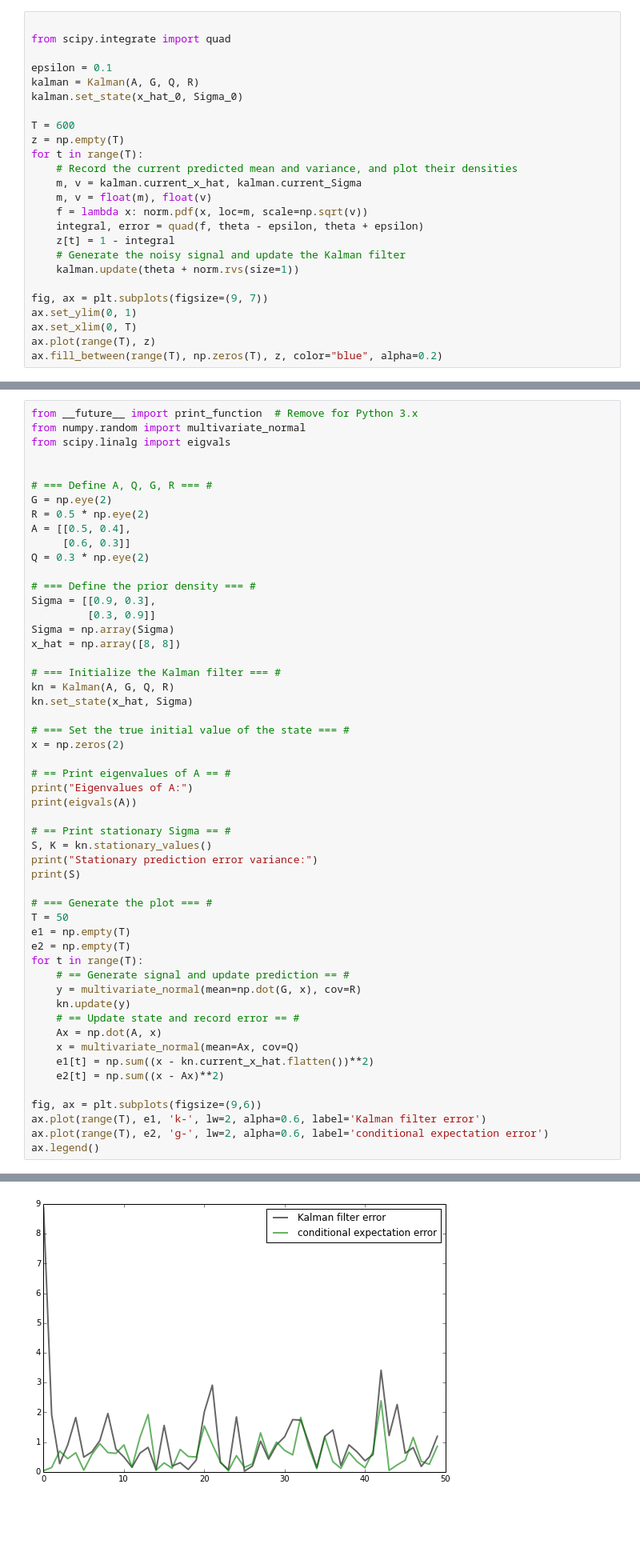
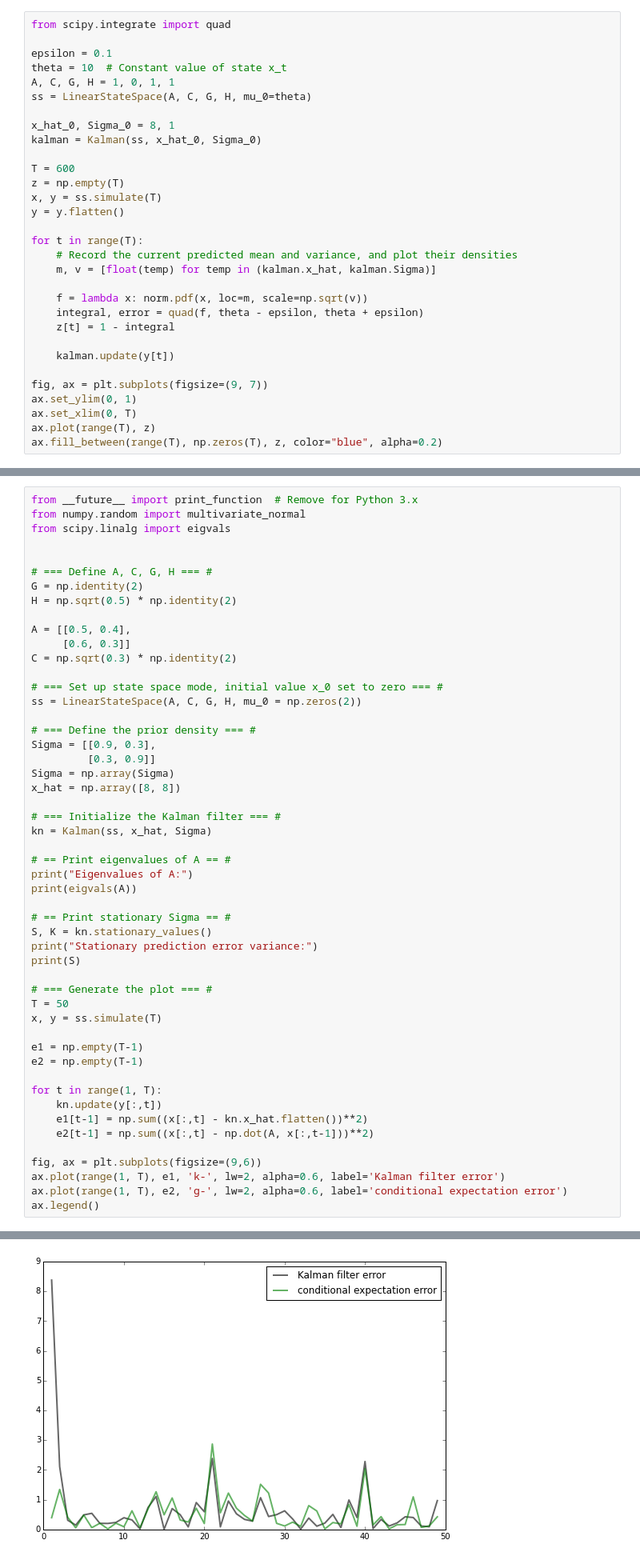
Before and after one commit to QuantEcon/QuantEcon.py, a Jupyter notebook: solutions/kalman_solutions.ipynb, the cells around one changed output, grey strips where cells are left out. Shown at 80% size. Saved outputs shown, nothing was run; the diff lists cells and outputs as text; blank space fills up the shorter version.

```diff
--- a/solutions/kalman_solutions.ipynb
+++ b/solutions/kalman_solutions.ipynb
@@ -47,24 +46,30 @@ ax.legend(loc='upper left')
 # %% [markdown]
 ## Exercise 2
 # %%
-
 from scipy.integrate import quad
 
 epsilon = 0.1
-kalman = Kalman(A, G, Q, R)
-kalman.set_state(x_hat_0, Sigma_0)
+theta = 10  # Constant value of state x_t
+A, C, G, H = 1, 0, 1, 1
+ss = LinearStateSpace(A, C, G, H, mu_0=theta)
+
+x_hat_0, Sigma_0 = 8, 1
+kalman = Kalman(ss, x_hat_0, Sigma_0)
 
 T = 600
 z = np.empty(T)
+x, y = ss.simulate(T)
+y = y.flatten()
+
 for t in range(T):
     # Record the current predicted mean and variance, and plot their densities
-    m, v = kalman.current_x_hat, kalman.current_Sigma
-    m, v = float(m), float(v)
+    m, v = [float(temp) for temp in (kalman.x_hat, kalman.Sigma)]
+
     f = lambda x: norm.pdf(x, loc=m, scale=np.sqrt(v))
     integral, error = quad(f, theta - epsilon, theta + epsilon)
     z[t] = 1 - integral
-    # Generate the noisy signal and update the Kalman filter
-    kalman.update(theta + norm.rvs(size=1))
+
+    kalman.update(y[t])
 
 fig, ax = plt.subplots(figsize=(9, 7))
 ax.set_ylim(0, 1)
@@ -82,12 +87,16 @@ from numpy.random import multivariate_normal
 from scipy.linalg import eigvals
 
 
-# === Define A, Q, G, R === #
-G = np.eye(2)
-R = 0.5 * np.eye(2)
+# === Define A, C, G, H === #
+G = np.identity(2)
+H = np.sqrt(0.5) * np.identity(2)
+
 A = [[0.5, 0.4],
      [0.6, 0.3]]
-Q = 0.3 * np.eye(2)
+C = np.sqrt(0.3) * np.identity(2)
+
+# === Set up state space mode, initial value x_0 set to zero === #
+ss = LinearStateSpace(A, C, G, H, mu_0 = np.zeros(2))
 
 # === Define the prior density === #
 Sigma = [[0.9, 0.3],
@@ -96,11 +105,7 @@ Sigma = np.array(Sigma)
 x_hat = np.array([8, 8])
 
 # === Initialize the Kalman filter === #
-kn = Kalman(A, G, Q, R)
-kn.set_state(x_hat, Sigma)
-
-# === Set the true initial value of the state === #
-x = np.zeros(2)
+kn = Kalman(ss, x_hat, Sigma)
 
 # == Print eigenvalues of A == #
 print("Eigenvalues of A:")
@@ -113,21 +118,19 @@ print(S)
 
 # === Generate the plot === #
 T = 50
-e1 = np.empty(T)
-e2 = np.empty(T)
-for t in range(T):
-    # == Generate signal and update prediction == #
-    y = multivariate_normal(mean=np.dot(G, x), cov=R)
-    kn.update(y)
-    # == Update state and record error == #
-    Ax = np.dot(A, x)
-    x = multivariate_normal(mean=Ax, cov=Q)
-    e1[t] = np.sum((x - kn.current_x_hat.flatten())**2)
-    e2[t] = np.sum((x - Ax)**2)
+x, y = ss.simulate(T)
+
+e1 = np.empty(T-1)
+e2 = np.empty(T-1)
+
+for t in range(1, T):
+    kn.update(y[:,t])
+    e1[t-1] = np.sum((x[:,t] - kn.x_hat.flatten())**2)
+    e2[t-1] = np.sum((x[:,t] - np.dot(A, x[:,t-1]))**2)
 
 fig, ax = plt.subplots(figsize=(9,6))
-ax.plot(range(T), e1, 'k-', lw=2, alpha=0.6, label='Kalman filter error')
-ax.plot(range(T), e2, 'g-', lw=2, alpha=0.6, label='conditional expectation error')
+ax.plot(range(1, T), e1, 'k-', lw=2, alpha=0.6, label='Kalman filter error')
+ax.plot(range(1, T), e2, 'g-', lw=2, alpha=0.6, label='conditional expectation error')
 ax.legend()
 # %% [output]
 Eigenvalues of A:
@@ -138,2 +141,2 @@ Stationary prediction error variance:
 <matplotlib.legend.Legend at 0x...>
-[figure, old version]
+[figure, new version]
```
Also changed, not shown: parts of 4 cells of this notebook, 2 other files.
